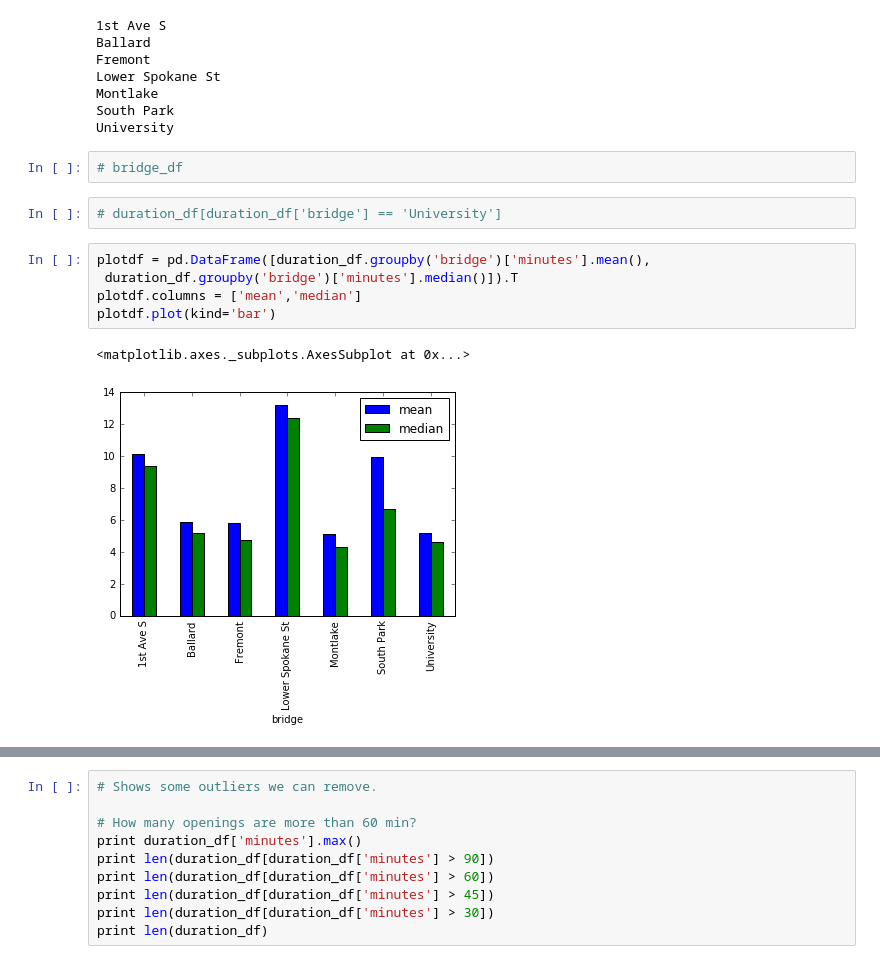
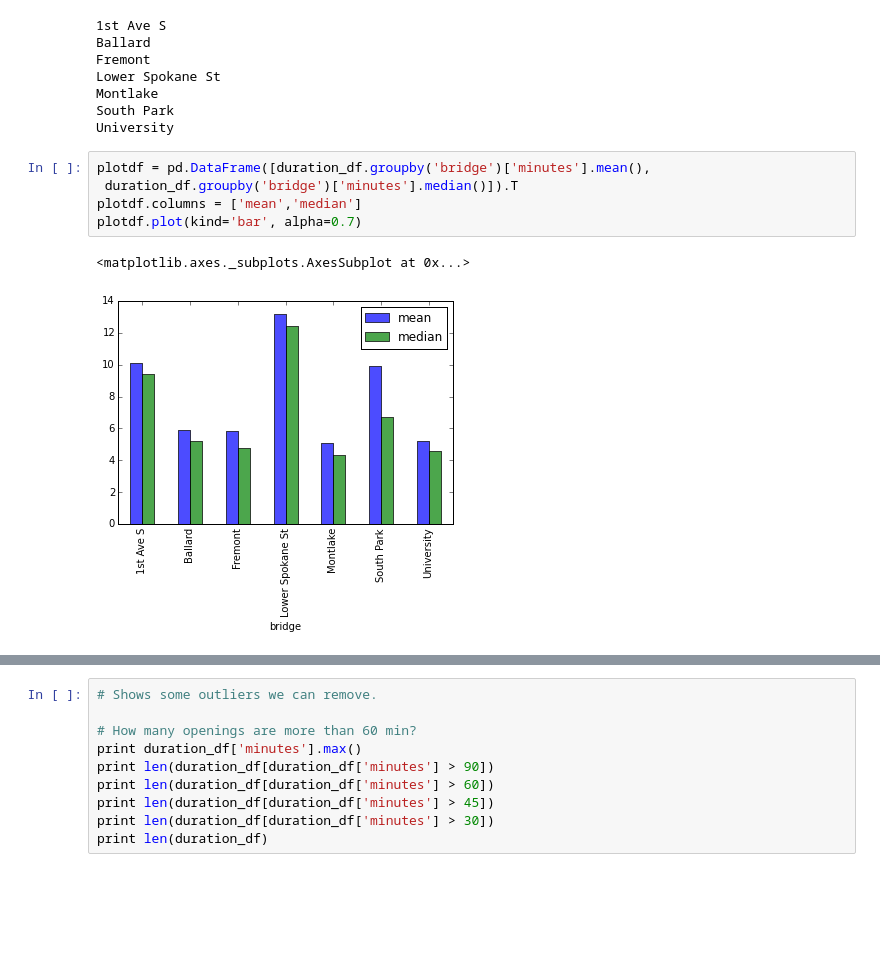
Before and after one commit to bricegnichols/bridge-stat, a Jupyter notebook: notebooks/stats.ipynb, the cells around one changed output, grey strips where cells are left out. Drawn from its saved outputs; the diff is of its cells as text; blank space fills up the shorter version.

```diff
--- a/notebooks/stats.ipynb
+++ b/notebooks/stats.ipynb
@@ -177,18 +163,14 @@ Lower Spokane St
 Montlake
 South Park
 University
-# %%
-# bridge_df
-# %%
-# duration_df[duration_df['bridge'] == 'University']
 # %%
 plotdf = pd.DataFrame([duration_df.groupby('bridge')['minutes'].mean(),
  duration_df.groupby('bridge')['minutes'].median()]).T
 plotdf.columns = ['mean','median']
-plotdf.plot(kind='bar')
+plotdf.plot(kind='bar', alpha=0.7)
 # %% [output]
 <matplotlib.axes._subplots.AxesSubplot at 0x...>
-[figure, old version]
+[figure, new version]
 # %%
 a = duration_df[duration_df['minutes'] < 60].boxplot(column='minutes')
 # %% [output]
```
Also changed, not shown: parts of 19 cells of this notebook.
